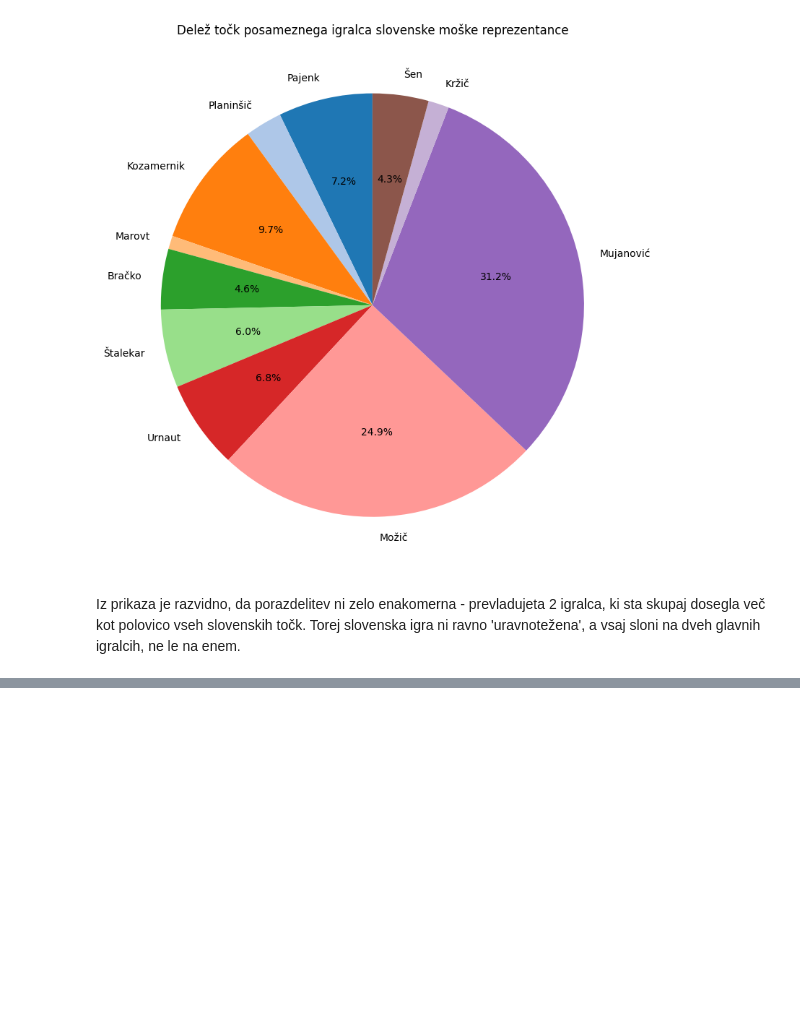
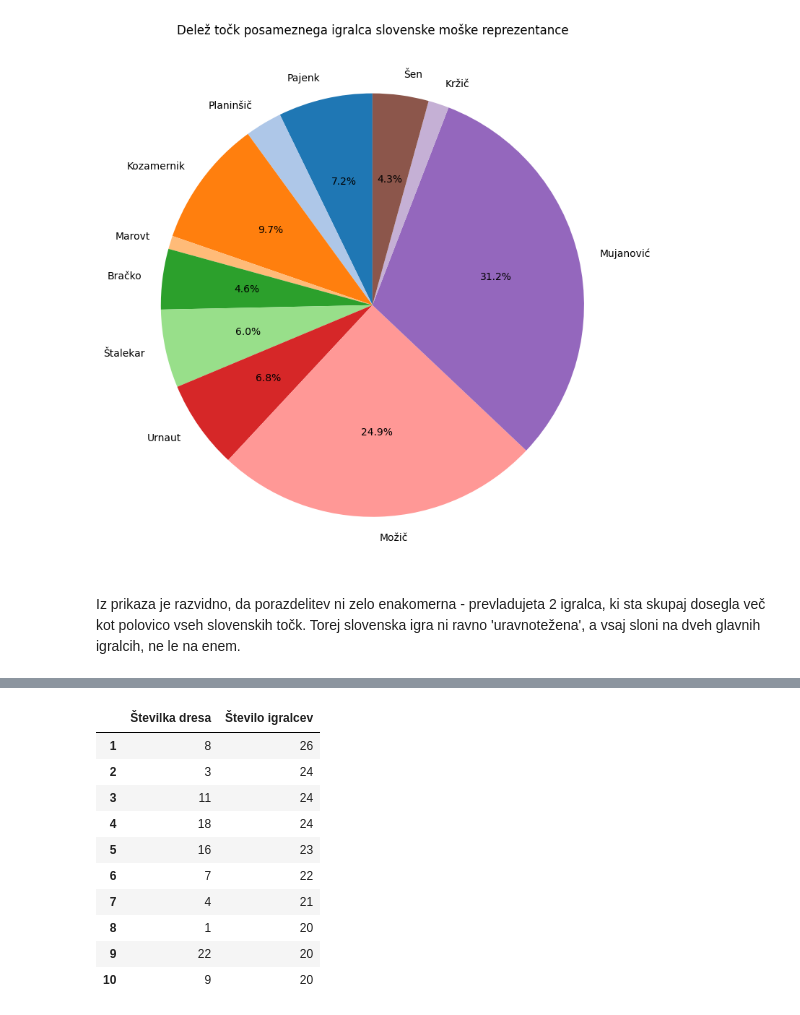
Before and after one commit to mijastijepic/UVP_projektna_naloga, a Jupyter notebook: analiza_podatkov.ipynb, the cells around one changed output, grey strips where cells are left out. Drawn from its saved outputs; the diff is of its cells as text; code cells hidden in the pictures; blank space fills up the shorter version.

```diff
--- a/analiza_podatkov.ipynb
+++ b/analiza_podatkov.ipynb
@@ -486,0 +491,23 @@ Iz prikaza je razvidno, da porazdelitev ni zelo enakomerna - prevladujeta 2 igra
+# %%
+top10_stevilke_tabela = (
+    igralci["st_dresa"]
+    .value_counts()
+    .sort_values(ascending=False)
+    .head(10)
+    .reset_index()
+)
+top10_stevilke_tabela.columns = ["Številka dresa", "Število igralcev"]
+top10_stevilke_tabela.index += 1
+top10_stevilke_tabela
+# %% [output]
+|  | Številka dresa | Število igralcev |
+| 1 | 8 | 26 |
+| 2 | 3 | 24 |
+| 3 | 11 | 24 |
+| 4 | 18 | 24 |
+| 5 | 16 | 23 |
+| 6 | 7 | 22 |
+| 7 | 4 | 21 |
+| 8 | 1 | 20 |
+| 9 | 22 | 20 |
+| 10 | 9 | 20 |
```
Also changed, not shown: parts of 5 cells of this notebook.
